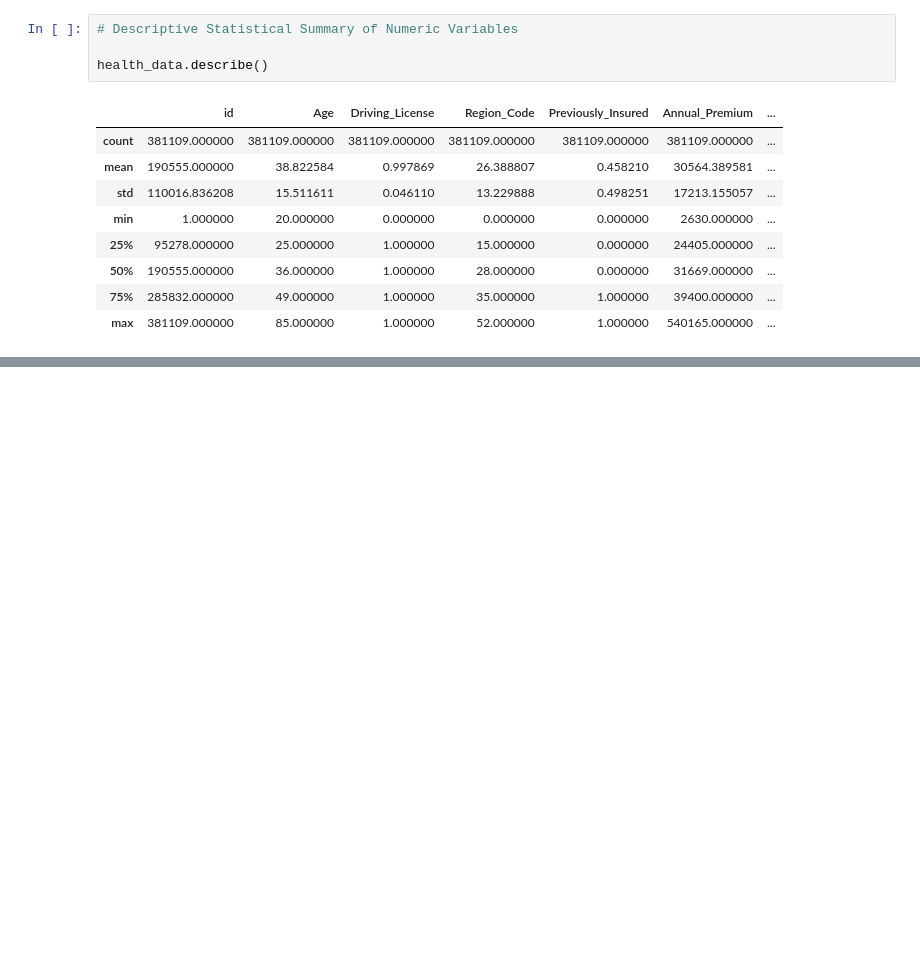
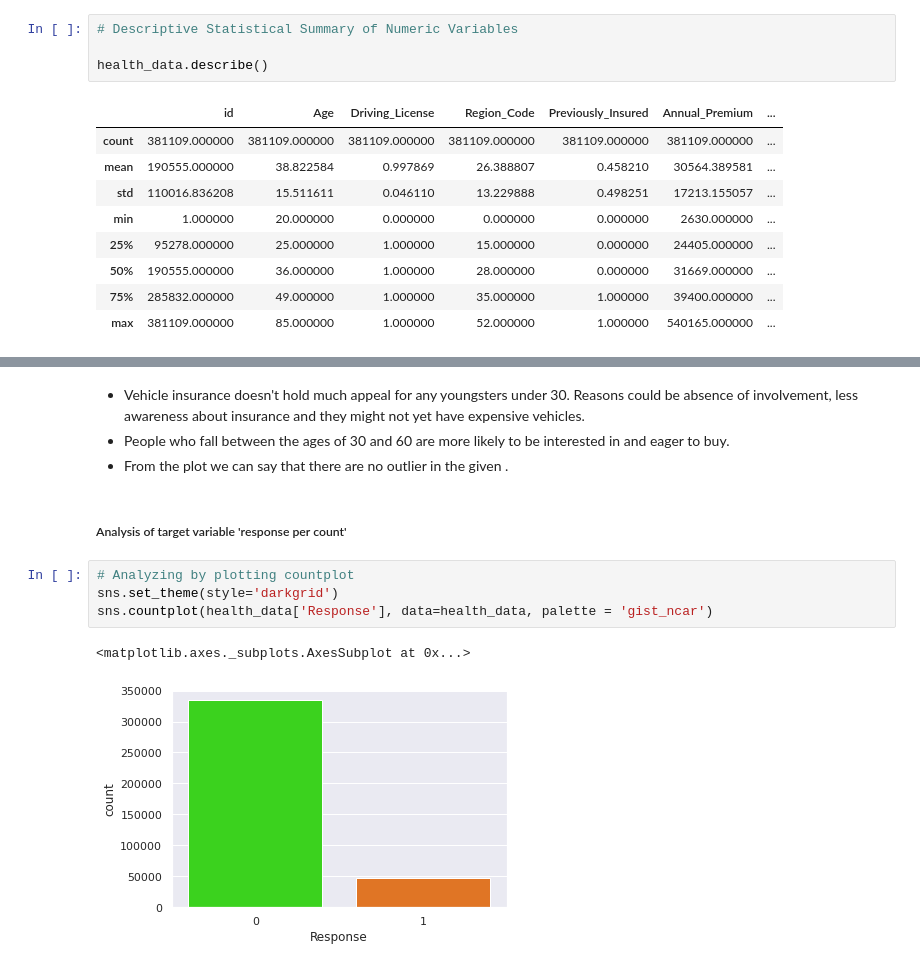
Before and after one commit to PUNEETSUBHANJI/Health_insurance_cross_sell_prediction, a Jupyter notebook: Health_insurance_cross_sell_prediction.ipynb, the cells around one changed output, grey strips where cells are left out. Drawn from its saved outputs; the diff is of its cells as text; blank space fills up the shorter version.

```diff
--- a/Health_insurance_cross_sell_prediction.ipynb
+++ b/Health_insurance_cross_sell_prediction.ipynb
@@ -116,0 +133,13 @@ health_data.describe()
+# %% [markdown]
+* Vehicle insurance doesn't hold much appeal for any youngsters under 30. Reasons could be absence of involvement, less awareness about insurance and they might not yet have expensive vehicles.
+* People who fall between the ages of 30 and 60 are more likely to be interested in and eager to buy.
+* From the plot we can say that there are no outlier in the given .
+# %% [markdown]
+##### Analysis of target variable 'response per count'
+# %%
+# Analyzing by plotting countplot
+sns.set_theme(style='darkgrid')
+sns.countplot(health_data['Response'], data=health_data, palette = 'gist_ncar')
+# %% [output]
+<matplotlib.axes._subplots.AxesSubplot at 0x...>
+[figure, added]
```
Also changed, not shown: parts of 23 cells of this notebook.
